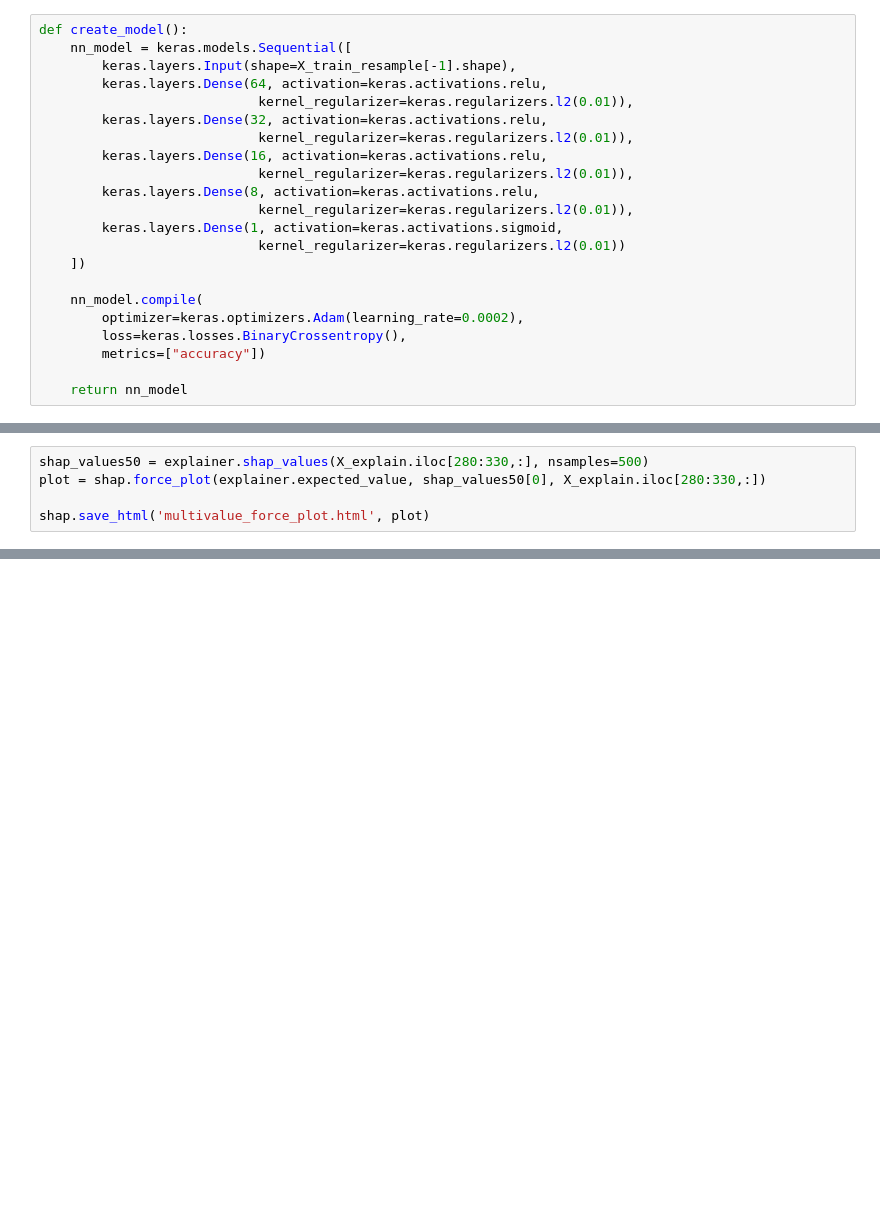
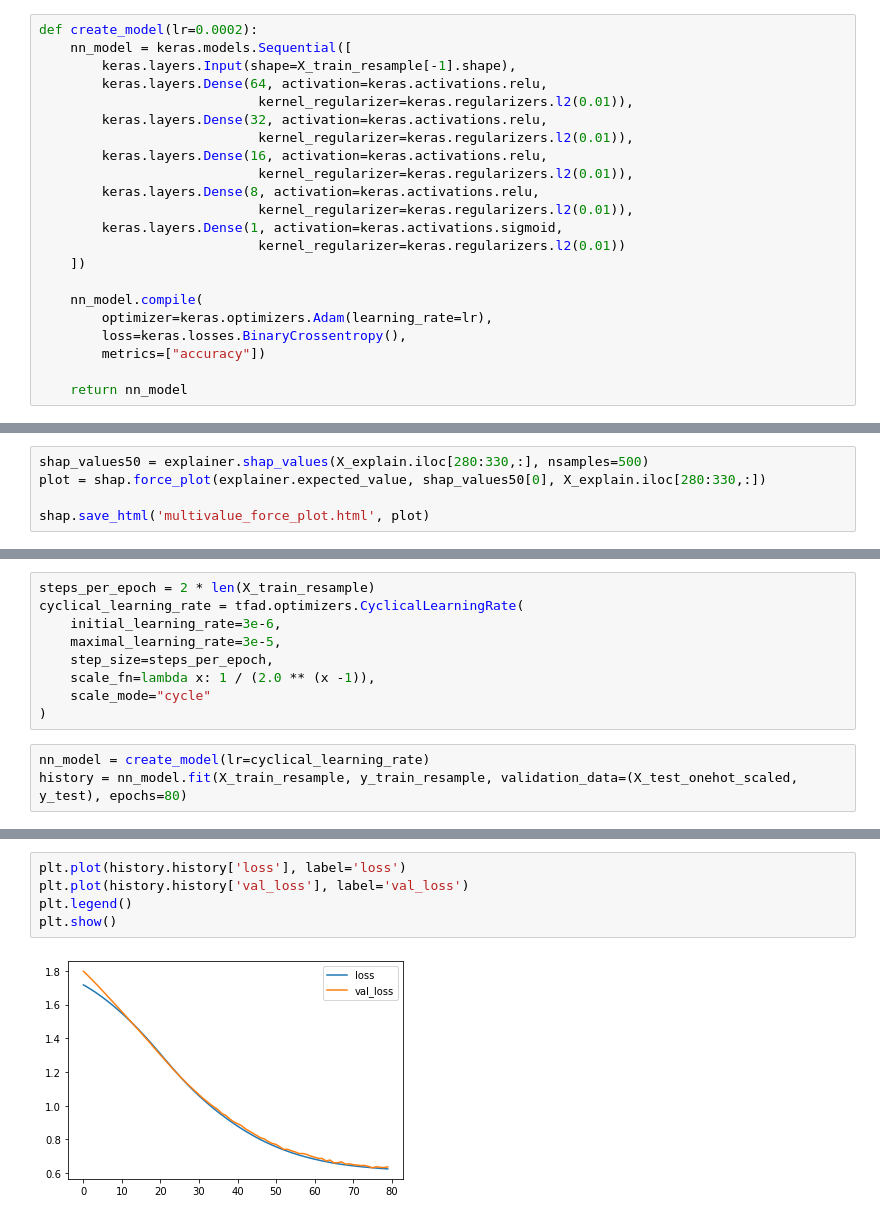
Before and after one commit to olihofmann/cas-aml, a Jupyter notebook: customer-churn-prediction/neuronal_network.ipynb, the cells around one changed output, grey strips where cells are left out. Drawn from its saved outputs; the diff is of its cells as text; blank space fills up the shorter version.

Commit message:
Add cycling learning rate

```diff
--- a/customer-churn-prediction/neuronal_network.ipynb
+++ b/customer-churn-prediction/neuronal_network.ipynb
@@ -128,5 +119,5 @@ cyclical_learning_rate = tfad.optimizers.CyclicalLearningRate(
 # %%
-def create_model():
+def create_model(lr=0.0002):
     nn_model = keras.models.Sequential([
         keras.layers.Input(shape=X_train_resample[-1].shape),
         keras.layers.Dense(64, activation=keras.activations.relu,
@@ -142,7 +133,7 @@ def create_model():
     ])
 
     nn_model.compile(
-        optimizer=keras.optimizers.Adam(learning_rate=0.0002),
+        optimizer=keras.optimizers.Adam(learning_rate=lr),
         loss=keras.losses.BinaryCrossentropy(),
         metrics=["accuracy"])
 
@@ -313,0 +307,12 @@ shap.save_html('multivalue_force_plot.html', plot)
+# %%
+steps_per_epoch = 2 * len(X_train_resample)
+cyclical_learning_rate = tfad.optimizers.CyclicalLearningRate(
+    initial_learning_rate=3e-6,
+    maximal_learning_rate=3e-5,
+    step_size=steps_per_epoch,
+    scale_fn=lambda x: 1 / (2.0 ** (x -1)),
+    scale_mode="cycle"
+)
+# %%
+nn_model = create_model(lr=cyclical_learning_rate)
+history = nn_model.fit(X_train_resample, y_train_resample, validation_data=(X_test_onehot_scaled, y_test), epochs=80)
@@ -313,0 +337,7 @@ shap.save_html('multivalue_force_plot.html', plot)
+# %%
+plt.plot(history.history['loss'], label='loss')
+plt.plot(history.history['val_loss'], label='val_loss')
+plt.legend()
+plt.show()
+# %% [output]
+[figure, added]
```
Also changed, not shown: parts of 7 cells of this notebook, 1 other file.
